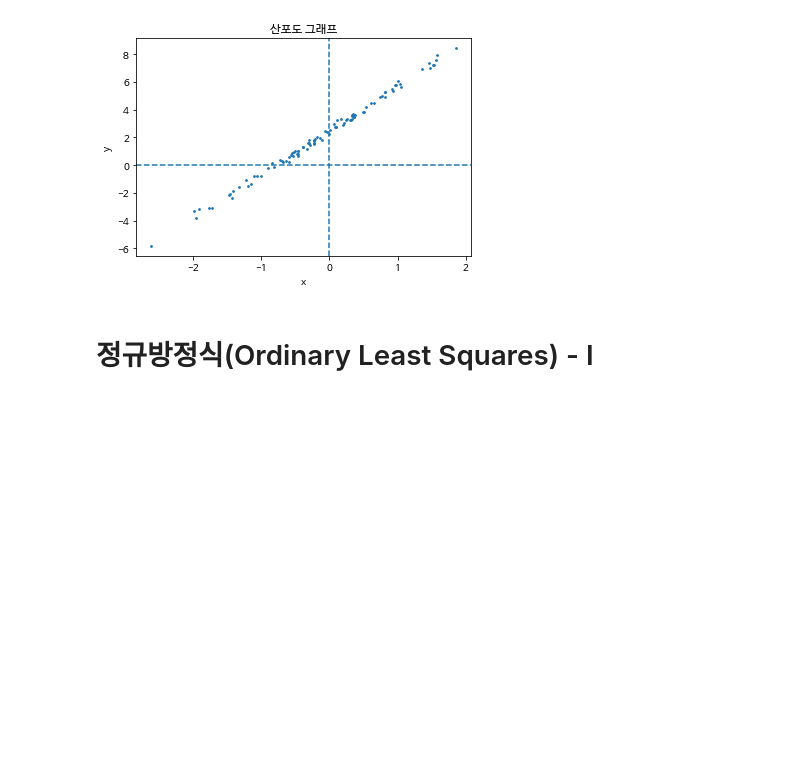
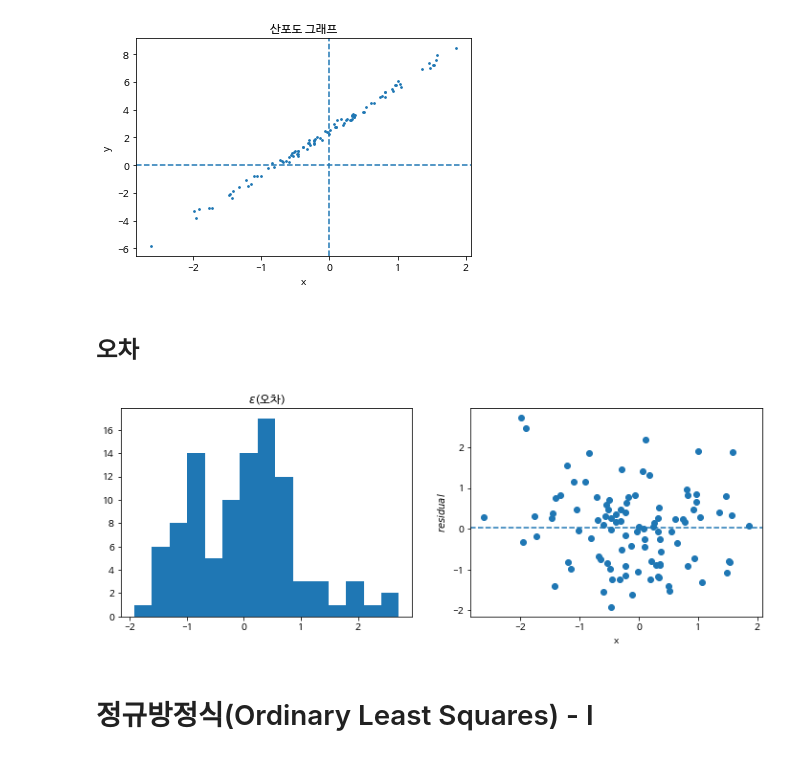
Before and after one commit to sunkusun9/ML2022_1, a Jupyter notebook: simple_linear_regression.ipynb, the cells around one changed output. Drawn from its saved outputs; the diff is of its cells as text; code cells hidden in the pictures; blank space fills up the shorter version.

```diff
--- a/simple_linear_regression.ipynb
+++ b/simple_linear_regression.ipynb
@@ -76,6 +76,19 @@ plt.title("산포도 그래프")
 plt.show()
 # %% [output]
 [figure]
+# %% [markdown]
+## 오차
+# %%
+fig, axs= plt.subplots(1, 2, figsize=(12, 4))
+axs[0].hist(eps, bins=15)
+axs[0].set_title('$\epsilon$(오차)')
+axs[1].scatter(x, eps)
+axs[1].axhline(np.mean(eps), linestyle="--")
+axs[1].set_ylabel("$residual$")
+axs[1].set_xlabel("x")
+plt.show()
+# %% [output]
+[figure, added]
 # %% [markdown]
 # 정규방정식(Ordinary Least Squares) - I
 # %% [markdown]
```
Also changed, not shown: parts of 5 cells of this notebook.
